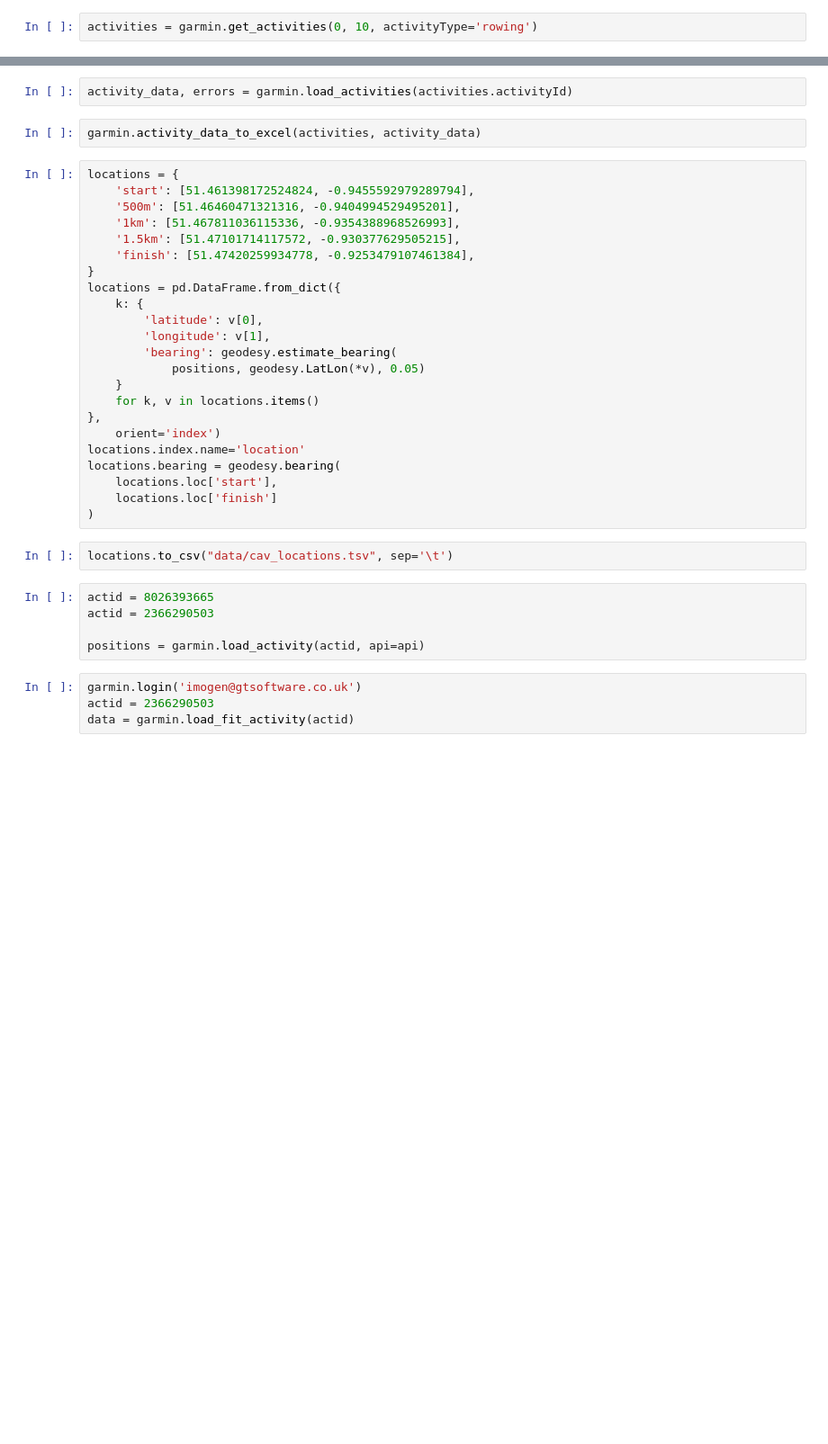
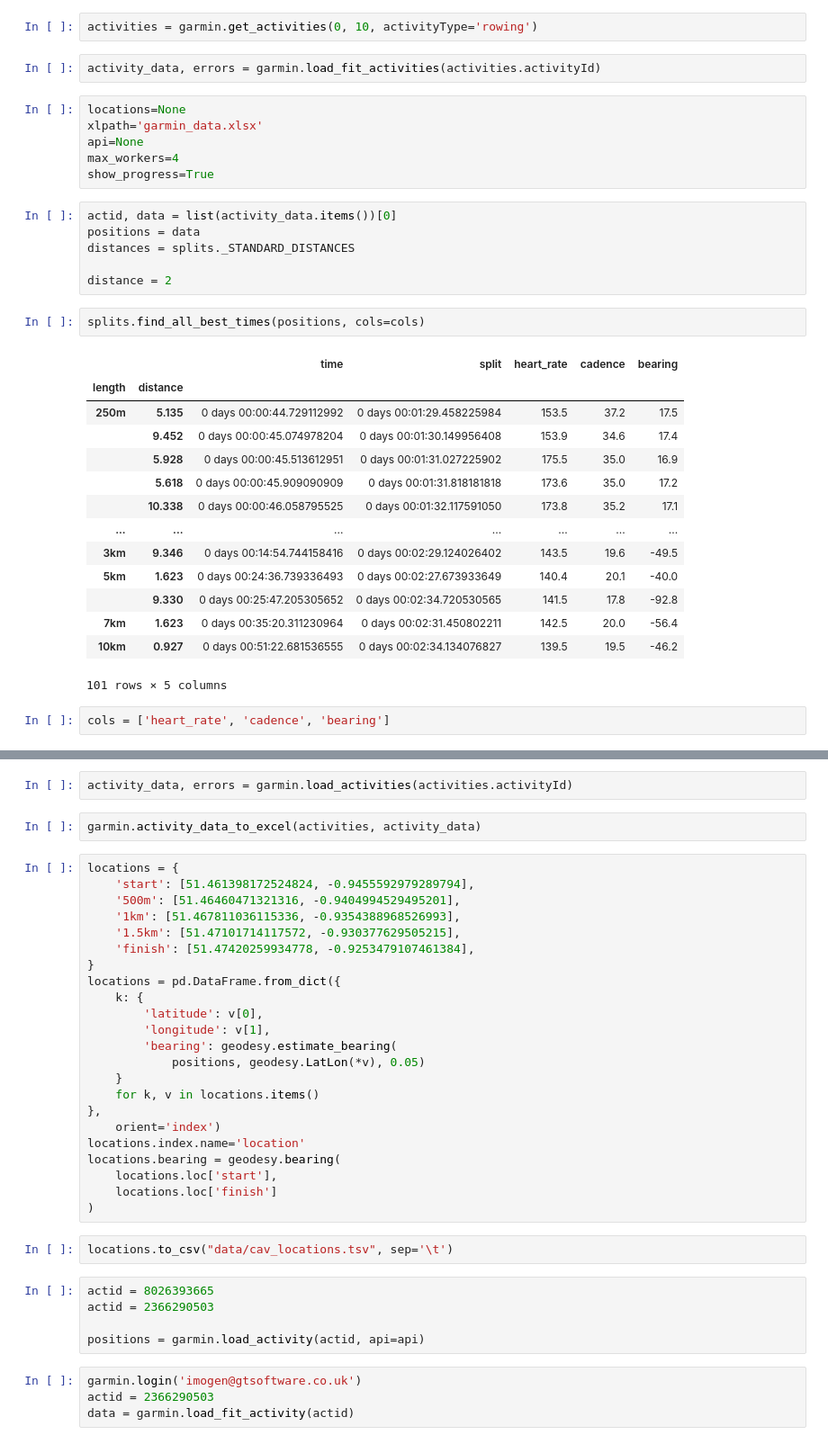
Before and after one commit to matthewghgriffiths/gps_analysis, a Jupyter notebook: gps_analysis.ipynb, the cells around one changed output, grey strips where cells are left out. Shown: that part at 90% size. Cells and saved outputs as stored; diff of their text form; blank space fills up the shorter version.

```diff
--- a/gps_analysis.ipynb
+++ b/gps_analysis.ipynb
@@ -16,2 +14,35 @@ Input your Garmin password: ········
 # %%
 activities = garmin.get_activities(0, 10, activityType='rowing')
+# %%
+activity_data, errors = garmin.load_fit_activities(activities.activityId)
+# %%
+locations=None
+xlpath='garmin_data.xlsx'
+api=None
+max_workers=4
+show_progress=True
+# %%
+actid, data = list(activity_data.items())[0]
+positions = data
+distances = splits._STANDARD_DISTANCES
+
+distance = 2
+# %%
+splits.find_all_best_times(positions, cols=cols)
+# %% [output]
+|  |  | time | split | heart_rate | cadence | bearing |
+| length | distance |  |  |  |  |  |
+| 250m | 5.135 | 0 days 00:00:44.729112992 | 0 days 00:01:29.458225984 | 153.5 | 37.2 | 17.5 |
+|  | 9.452 | 0 days 00:00:45.074978204 | 0 days 00:01:30.149956408 | 153.9 | 34.6 | 17.4 |
+|  | 5.928 | 0 days 00:00:45.513612951 | 0 days 00:01:31.027225902 | 175.5 | 35.0 | 16.9 |
+|  | 5.618 | 0 days 00:00:45.909090909 | 0 days 00:01:31.818181818 | 173.6 | 35.0 | 17.2 |
+|  | 10.338 | 0 days 00:00:46.058795525 | 0 days 00:01:32.117591050 | 173.8 | 35.2 | 17.1 |
+| ... | ... | ... | ... | ... | ... | ... |
+| 3km | 9.346 | 0 days 00:14:54.744158416 | 0 days 00:02:29.124026402 | 143.5 | 19.6 | -49.5 |
+| 5km | 1.623 | 0 days 00:24:36.739336493 | 0 days 00:02:27.673933649 | 140.4 | 20.1 | -40.0 |
+|  | 9.330 | 0 days 00:25:47.205305652 | 0 days 00:02:34.720530565 | 141.5 | 17.8 | -92.8 |
+| 7km | 1.623 | 0 days 00:35:20.311230964 | 0 days 00:02:31.450802211 | 142.5 | 20.0 | -56.4 |
+| 10km | 0.927 | 0 days 00:51:22.681536555 | 0 days 00:02:34.134076827 | 139.5 | 19.5 | -46.2 |
+101 rows × 5 columns
+# %%
+cols = ['heart_rate', 'cadence', 'bearing']
```
Also changed, not shown: parts of 9 cells of this notebook, 2 other files.
